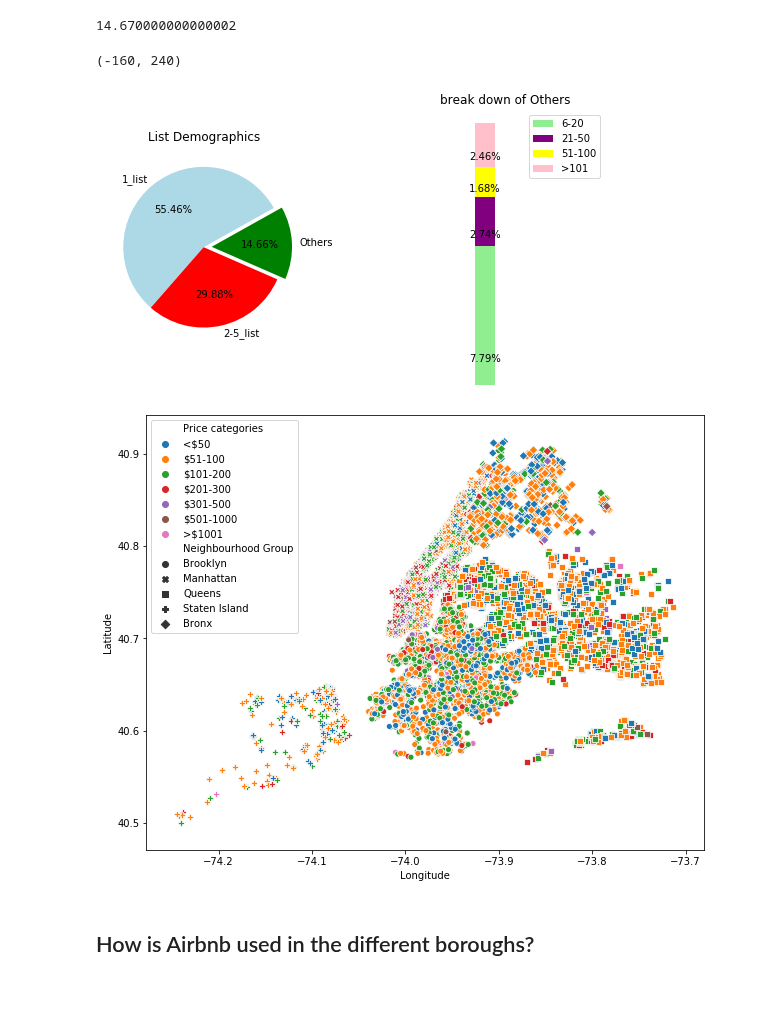
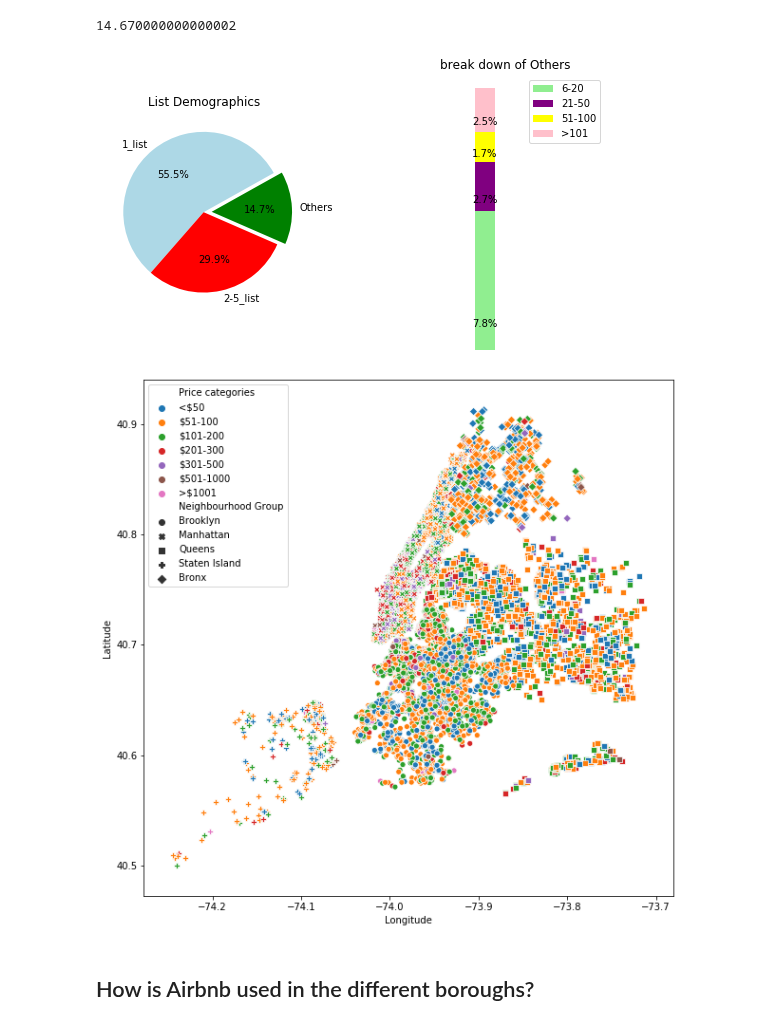
Before and after one commit to hayden4davey/Project1-Group2, a Jupyter notebook: Final Airbnb Analysis.ipynb, the cells around one changed output. Saved outputs shown, nothing was run; the diff lists cells and outputs as text; code cells hidden in the pictures; blank space fills up the shorter version.

```diff
--- a/Final Airbnb Analysis.ipynb
+++ b/Final Airbnb Analysis.ipynb
@@ -102,7 +102,7 @@ explode = [0, 0, 0.1]
 colors = ["lightblue","red","green"]
 # rotate so that first wedge is split by the x-axis
 angle = 20 * ratios[0]
-ax1.pie(ratios, autopct='%1.2f%%',labels=labels,startangle=angle, explode=explode,colors=colors)
+ax1.pie(ratios, autopct='%1.1f%%',labels=labels,startangle=angle, explode=explode,colors=colors)
 ax1.set_title('List Demographics')
 
 # bar chart parameters
@@ -110,7 +110,7 @@ ax1.set_title('List Demographics')
 xpos = 0
 bottom = 0
 ratios = [7.79,2.74,1.68,2.46]
-x=['%.2f'% elem for elem in ratios]
+x=['%.1f'% elem for elem in ratios]
 x=[i+"%" for i in x]
 width = 40
 colors = ['lightgreen','purple','yellow','pink']
@@ -126,15 +126,16 @@ ax2.set_title('break down of Others')
 ax2.legend(('6-20','21-50','51-100','>101'))
 ax2.axis('off')
 ax2.set_xlim(-4 * width, 6* width)
+plt.savefig('Output/List Demographics')
 # %% [output]
-(-160, 240)
-[figure, old version]
+[figure, new version]
 # %%
-plt.figure(figsize=(10,8))
+plt.figure(figsize=(10,10))
 sns.scatterplot(abb_df['Longitude'],abb_df['Latitude'],hue =abb_df["Price categories"], style=abb_df["Neighbourhood Group"])
+plt.savefig('Output/Price vs Neighbourhood Group')
 plt.show()
 # %% [output]
-[figure, old version]
+[figure, new version]
 # %% [markdown]
 ## How is Airbnb used in the different boroughs?
 # %%
```
